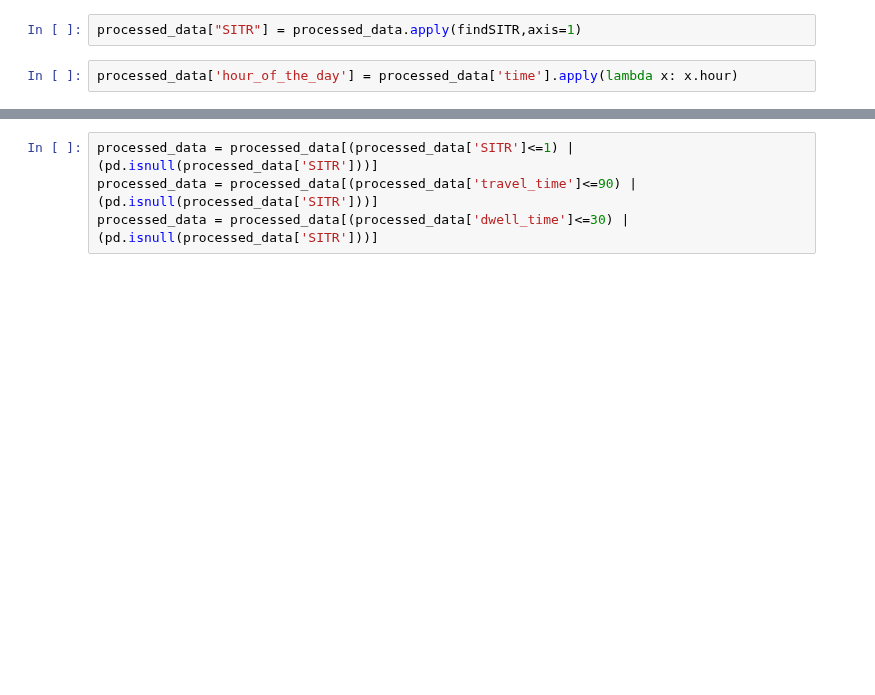
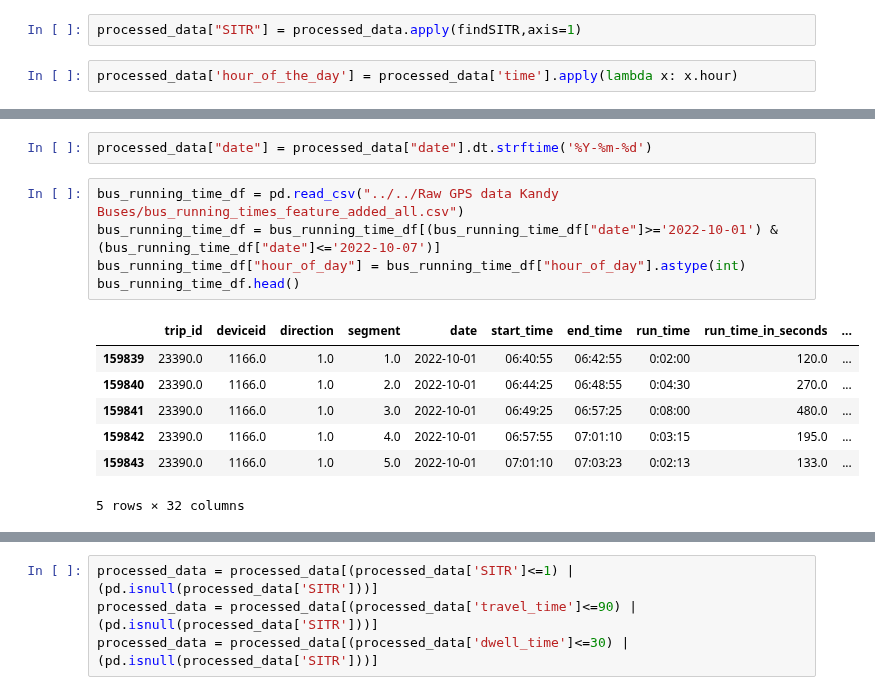
Before and after one commit to ShanukaLakshan/Realtime-GPS-Bus---Data-Science-Project, a Jupyter notebook: Analysis/Real time data analysis/real_time_data_process.ipynb, the cells around one changed output, grey strips where cells are left out. Saved outputs shown, nothing was run; the diff lists cells and outputs as text; blank space fills up the shorter version.

Commit message:
travel time prediction

```diff
--- a/Analysis/Real time data analysis/real_time_data_process.ipynb
+++ b/Analysis/Real time data analysis/real_time_data_process.ipynb
@@ -257,0 +271,15 @@ processed_data['hour_of_the_day'] = processed_data['time'].apply(lambda x: x.hou
+# %%
+processed_data["date"] = processed_data["date"].dt.strftime('%Y-%m-%d')
+# %%
+bus_running_time_df = pd.read_csv("../../Raw GPS data Kandy Buses/bus_running_times_feature_added_all.csv")
+bus_running_time_df = bus_running_time_df[(bus_running_time_df["date"]>='2022-10-01') & (bus_running_time_df["date"]<='2022-10-07')]
+bus_running_time_df["hour_of_day"] = bus_running_time_df["hour_of_day"].astype(int)
+bus_running_time_df.head()
+# %% [output]
+|  | trip_id | deviceid | direction | segment | date | start_time | end_time | run_time | run_time_in_seconds | ... |
+| 159839 | 23390.0 | 1166.0 | 1.0 | 1.0 | 2022-10-01 | 06:40:55 | 06:42:55 | 0:02:00 | 120.0 | ... |
+| 159840 | 23390.0 | 1166.0 | 1.0 | 2.0 | 2022-10-01 | 06:44:25 | 06:48:55 | 0:04:30 | 270.0 | ... |
+| 159841 | 23390.0 | 1166.0 | 1.0 | 3.0 | 2022-10-01 | 06:49:25 | 06:57:25 | 0:08:00 | 480.0 | ... |
+| 159842 | 23390.0 | 1166.0 | 1.0 | 4.0 | 2022-10-01 | 06:57:55 | 07:01:10 | 0:03:15 | 195.0 | ... |
+| 159843 | 23390.0 | 1166.0 | 1.0 | 5.0 | 2022-10-01 | 07:01:10 | 07:03:23 | 0:02:13 | 133.0 | ... |
+5 rows × 32 columns
```
Also changed, not shown: parts of 8 cells of this notebook, 8 other files.
